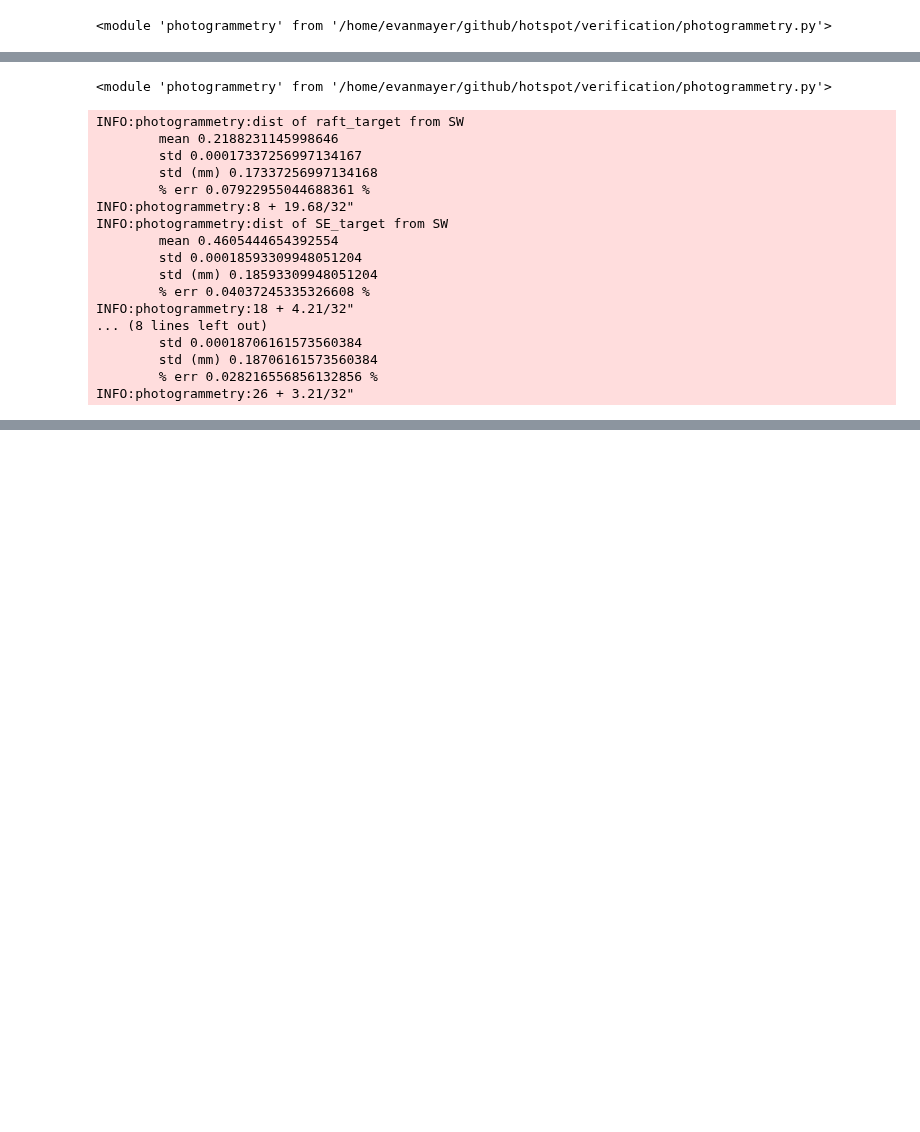
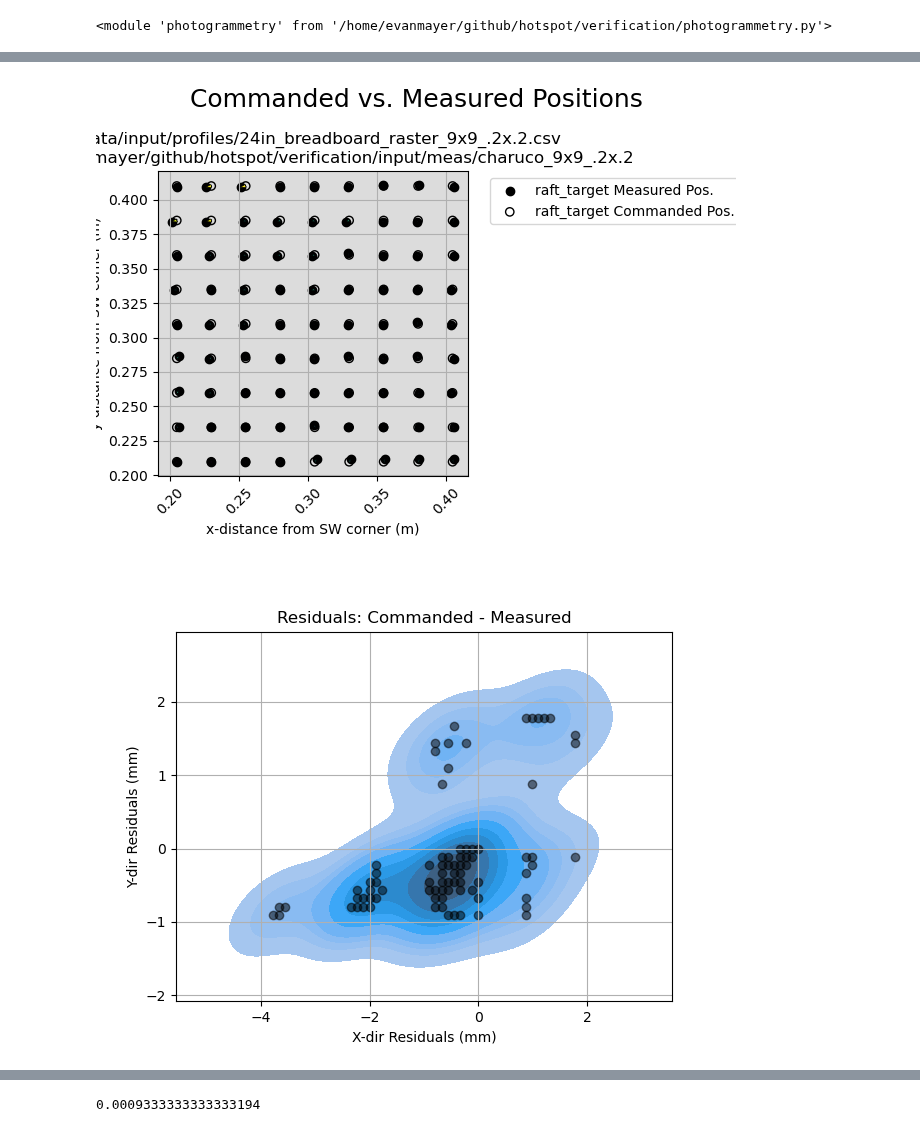
Before and after one commit to evanmayer/hotspot, a Jupyter notebook: verification/photogrammetry.ipynb, the cells around one changed output, grey strips where cells are left out. Drawn from its saved outputs; the diff is of its cells as text; code cells hidden in the pictures; blank space fills up the shorter version.

Commit message:
docs updates, pcb updates, photogrammetry updates

```diff
--- a/verification/photogrammetry.ipynb
+++ b/verification/photogrammetry.ipynb
@@ -40,13 +40,14 @@ else:
     with open('camera_cal_optimal_camera_matrix.pickle', 'rb') as f:
         optimal_camera_matrix = pickle.load(f)
 # %%
-image_data_charuco_test = pg.find_targets(
-    os.path.join('input', 'meas', 'charuco_test'),
+importlib.reload(pg)
+image_data_charuco = pg.find_targets(
+    os.path.join('input', 'meas', 'charuco_9x9_.2x.2'),
     os.path.join('input', 'targets'),
     mtx,
     dist,
     optimal_camera_matrix,
-    stride=1,
+    stride=8,
     plot=False
 )
 # %% [output]
@@ -72,28 +73,10 @@ INFO:photogrammetry:Corner detection after de-distortion in input/meas/charuco_t
 # %%
 plt.close('all')
-# %%
-importlib.reload(pg)
-# %% [output]
-<module 'photogrammetry' from '/home/evanmayer/github/hotspot/verification/photogrammetry.py'>
 # %%
-command_file = os.path.join('..', 'data', 'input', 'profiles', '24in_breadboard_raster_7x7_.15x.15.csv')
-pg.post_process_many_to_many(image_data_charuco_test, command_file, ref='SW')
-# pg.post_process_many_to_one(image_data_charuco_test)
+importlib.reload(pg)
+command_file = os.path.join('..', 'data', 'input', 'profiles', '24in_breadboard_raster_9x9_.2x.2.csv')
+pg.post_process_many_to_many(image_data_charuco, command_file)#, ref='SW', SW_offset=(.05822, .18449))
+# pg.post_process_many_to_one(image_data_charuco)
 # %% [output]
-INFO:photogrammetry:dist of raft_target from SW
-        mean 0.2188231145998646
-        std 0.00017337256997134167
-        std (mm) 0.17337256997134168
-        % err 0.07922955044688361 %
-INFO:photogrammetry:8 + 19.68/32"
-INFO:photogrammetry:dist of SE_target from SW
-        mean 0.4605444654392554
-        std 0.00018593309948051204
-        std (mm) 0.18593309948051204
-        % err 0.04037245335326608 %
-INFO:photogrammetry:18 + 4.21/32"
-... (8 lines left out)
-        std 0.00018706161573560384
-        std (mm) 0.18706161573560384
-        % err 0.028216556856132856 %
-INFO:photogrammetry:26 + 3.21/32"
+[figure, added]
+[figure, added]
@@ -99,0 +84,7 @@ INFO:photogrammetry:26 + 3.21/32"
+# %%
+xd = .2 # m
+d = 3. # m
+t = 0.014 # m
+xd * (1 - (d - t) / d) # err
+# %% [output]
+0.0009333333333333194
```
Also changed, not shown: parts of 5 cells of this notebook, 18 other files.
